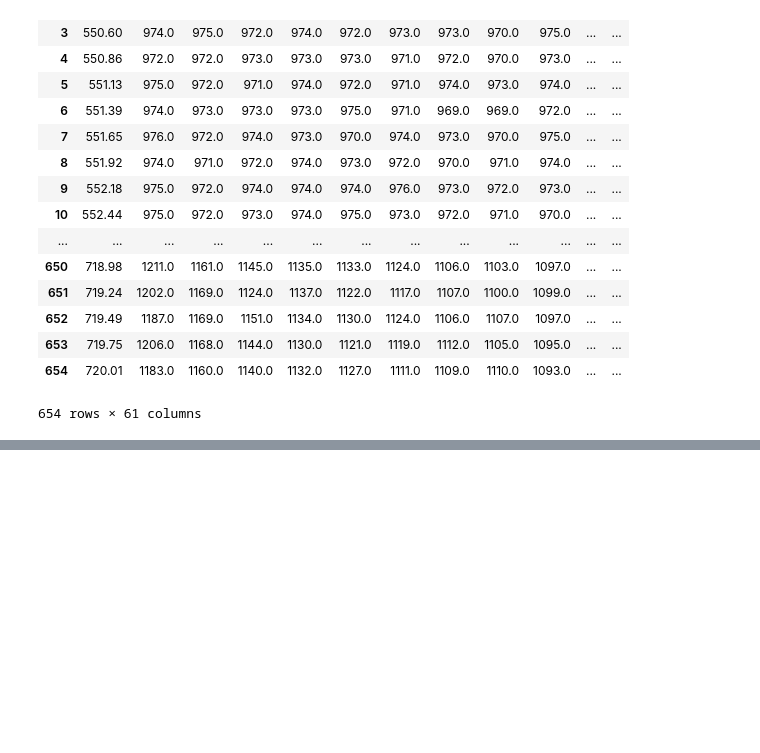
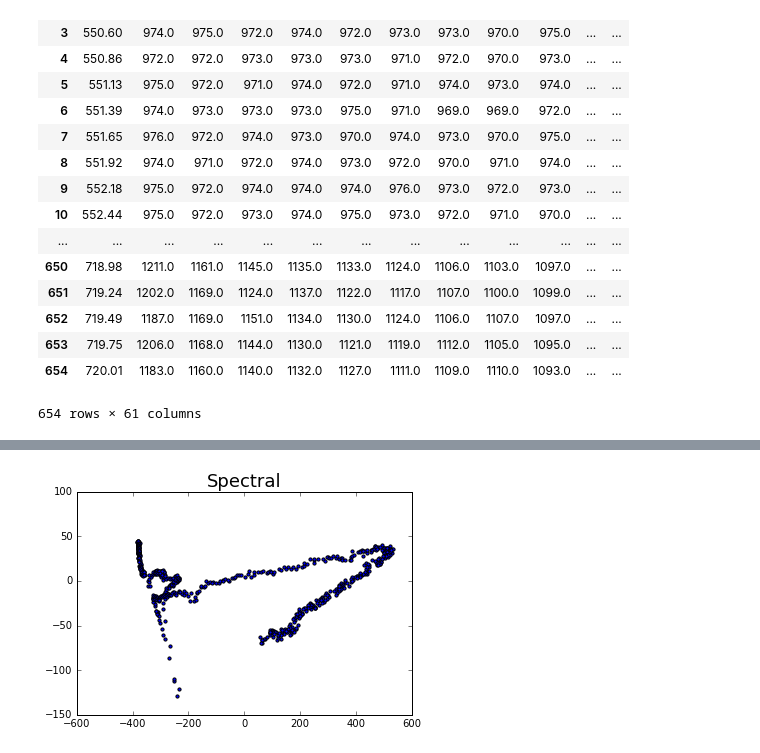
Before and after one commit to cito125/Elementary-Quantum-Computations, a Jupyter notebook: ExploratoryDataAnalysis.ipynb, the cells around one changed output, grey strips where cells are left out. Drawn from its saved outputs; the diff is of its cells as text; code cells hidden in the pictures; blank space fills up the shorter version.

```diff
--- a/ExploratoryDataAnalysis.ipynb
+++ b/ExploratoryDataAnalysis.ipynb
@@ -398,0 +430,4 @@ kNearestNeighbor(reduceDataFrame(dfDepWS250_uW2s))
+# %%
+spectralClustering(reduceDataFrame(dfDepWS250_uW2s))
+# %% [output]
+[figure, added]
```
Also changed, not shown: parts of 28 cells of this notebook.
